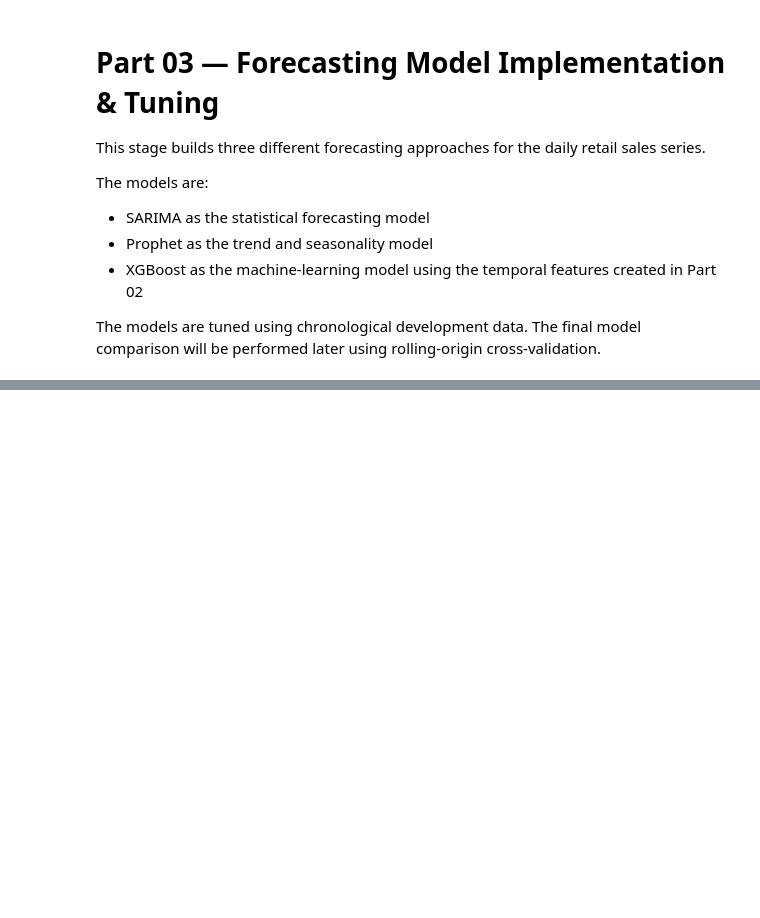
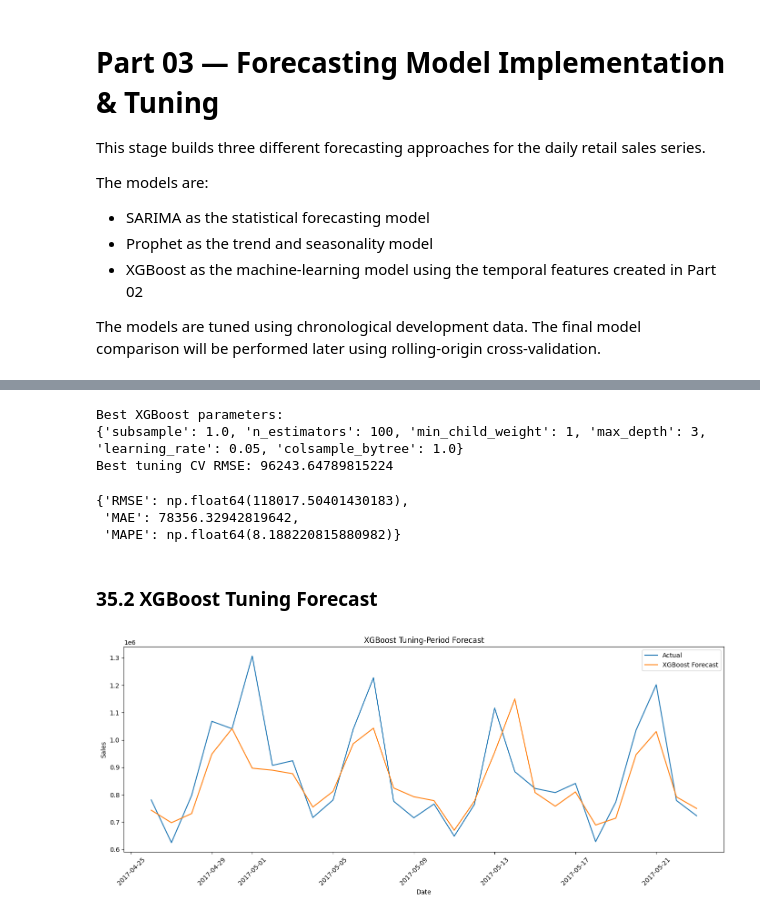
Before and after one commit to francisparwez/retail-demand-forecasting, a Jupyter notebook: notebooks/retail_demand_forecasting.ipynb, the cells around one changed output, grey strips where cells are left out. Saved outputs shown, nothing was run; the diff lists cells and outputs as text; code cells hidden in the pictures; blank space fills up the shorter version.

```diff
--- a/notebooks/retail_demand_forecasting.ipynb
+++ b/notebooks/retail_demand_forecasting.ipynb
@@ -2293,0 +1708,16 @@ The test dataset remains completely untouched.
+# %%
+from xgboost import XGBRegressor
+
+xgb_tune_train_data = model_data[model_data["date"] < tuning_validation_start].copy()
+xgb_tune_valid_data = model_data[
+    (model_data["date"] >= tuning_validation_start) &
+    (model_data["date"] <= tuning_validation_end)
+].copy()
+
+X_tune_train = xgb_tune_train_data[feature_columns]
+y_tune_train = xgb_tune_train_data["sales"]
+X_tune_valid = xgb_tune_valid_data[feature_columns]
+y_tune_valid = xgb_tune_valid_data["sales"]
+
+print("XGBoost tuning training shape:", X_tune_train.shape)
+print("XGBoost tuning validation shape:", X_tune_valid.shape)
@@ -2293,0 +1731,64 @@ The test dataset remains completely untouched.
+# %%
+from sklearn.model_selection import TimeSeriesSplit, RandomizedSearchCV
+
+xgb_model = XGBRegressor(
+    objective="reg:squarederror",
+    random_state=42,
+    n_jobs=1
+)
+
+xgb_param_distributions = {
+    "n_estimators": [100, 200],
+    "max_depth": [3, 5, 7],
+    "learning_rate": [0.03, 0.05, 0.1],
+    "subsample": [0.8, 1.0],
+    "colsample_bytree": [0.8, 1.0],
+    "min_child_weight": [1, 5]
+}
+
+tscv = TimeSeriesSplit(n_splits=3)
+
+xgb_random_search = RandomizedSearchCV(
+    estimator=xgb_model,
+    param_distributions=xgb_param_distributions,
+    n_iter=6,
+    scoring="neg_root_mean_squared_error",
+    cv=tscv,
+    random_state=42,
+    n_jobs=-1
+)
+
+xgb_random_search.fit(X_tune_train, y_tune_train)
+
+print("Best XGBoost parameters:")
+print(xgb_random_search.best_params_)
+print("Best tuning CV RMSE:", -xgb_random_search.best_score_)
+# %% [output]
+Best XGBoost parameters:
+{'subsample': 1.0, 'n_estimators': 100, 'min_child_weight': 1, 'max_depth': 3, 'learning_rate': 0.05, 'colsample_bytree': 1.0}
+Best tuning CV RMSE: 96243.64789815224
+# %%
+best_xgb = xgb_random_search.best_estimator_
+xgb_tuning_predictions = best_xgb.predict(X_tune_valid)
+xgb_tuning_metrics = calculate_metrics(y_tune_valid, xgb_tuning_predictions)
+xgb_tuning_metrics
+# %% [output]
+{'RMSE': np.float64(118017.50401430183),
+ 'MAE': 78356.32942819642,
+ 'MAPE': np.float64(8.188220815880982)}
+# %% [markdown]
+### 35.2 XGBoost Tuning Forecast
+# %%
+plt.figure(figsize=(14, 6))
+plt.plot(xgb_tune_valid_data["date"], y_tune_valid, label="Actual")
+plt.plot(xgb_tune_valid_data["date"], xgb_tuning_predictions, label="XGBoost Forecast")
+plt.title("XGBoost Tuning-Period Forecast")
+plt.xlabel("Date")
+plt.ylabel("Sales")
+plt.legend()
+plt.xticks(rotation=45)
+plt.tight_layout()
+plt.savefig("../images/16_xgboost_validation_forecast.png", dpi=300, bbox_inches="tight")
+plt.show()
+# %% [output]
+[figure, added]
```
Also changed, not shown: parts of 107 cells of this notebook, 11 other files.
